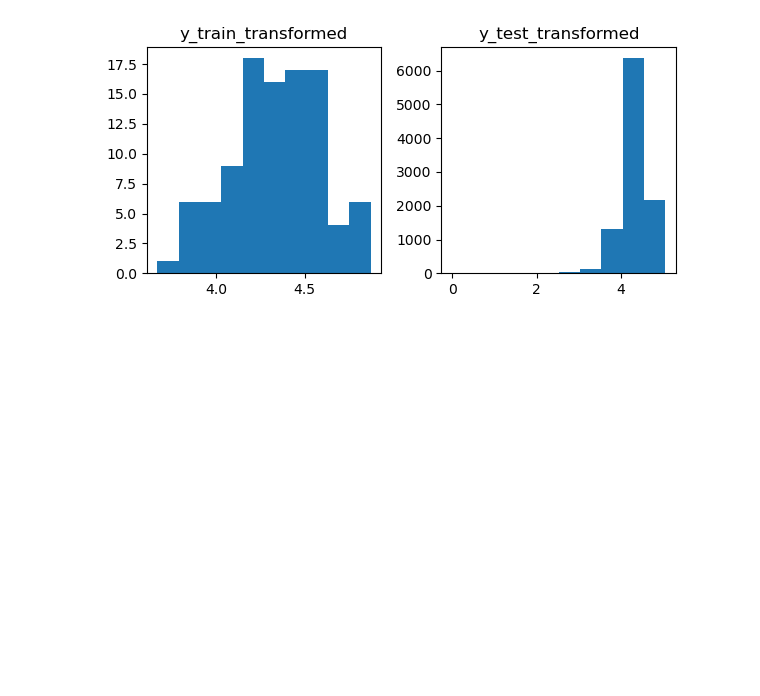
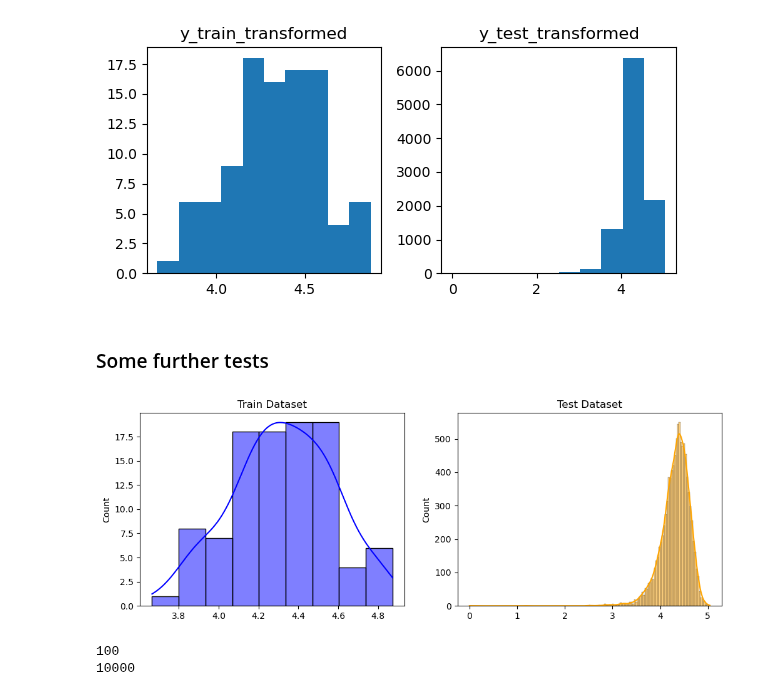
Before and after one commit to annegriddl/slds_stratification, a Jupyter notebook: Simulations/Experiments4 Final SetUp RF/data_transformations.ipynb, the cells around one changed output. Saved outputs shown, nothing was run; the diff lists cells and outputs as text; code cells hidden in the pictures; blank space fills up the shorter version.

```diff
--- a/Simulations/Experiments4 Final SetUp RF/data_transformations.ipynb
+++ b/Simulations/Experiments4 Final SetUp RF/data_transformations.ipynb
@@ -201,3 +217,25 @@ plt.tight_layout()
 plt.show()
 # %% [output]
 [figure]
+# %% [markdown]
+### Some further tests
+# %%
+import seaborn as sns
+import pandas as pd
+
+# Show here histograms of train and train datasets
+fig, axes = plt.subplots(1, 2, figsize=(12, 4))
+sns.histplot(y_train_transformed, kde=True, ax=axes[0], color='blue')
+axes[0].set_title('Train Dataset')
+
+sns.histplot(y_test_transformed,   kde=True, ax=axes[1], color='orange')
+axes[1].set_title('Test Dataset')
+
+plt.show()
+
+print(len(y_train_transformed))
+print(len(y_test_transformed))
+# %% [output]
+[figure, added]
+100
+10000
```
Also changed, not shown: parts of 4 cells of this notebook, 5 other files.
